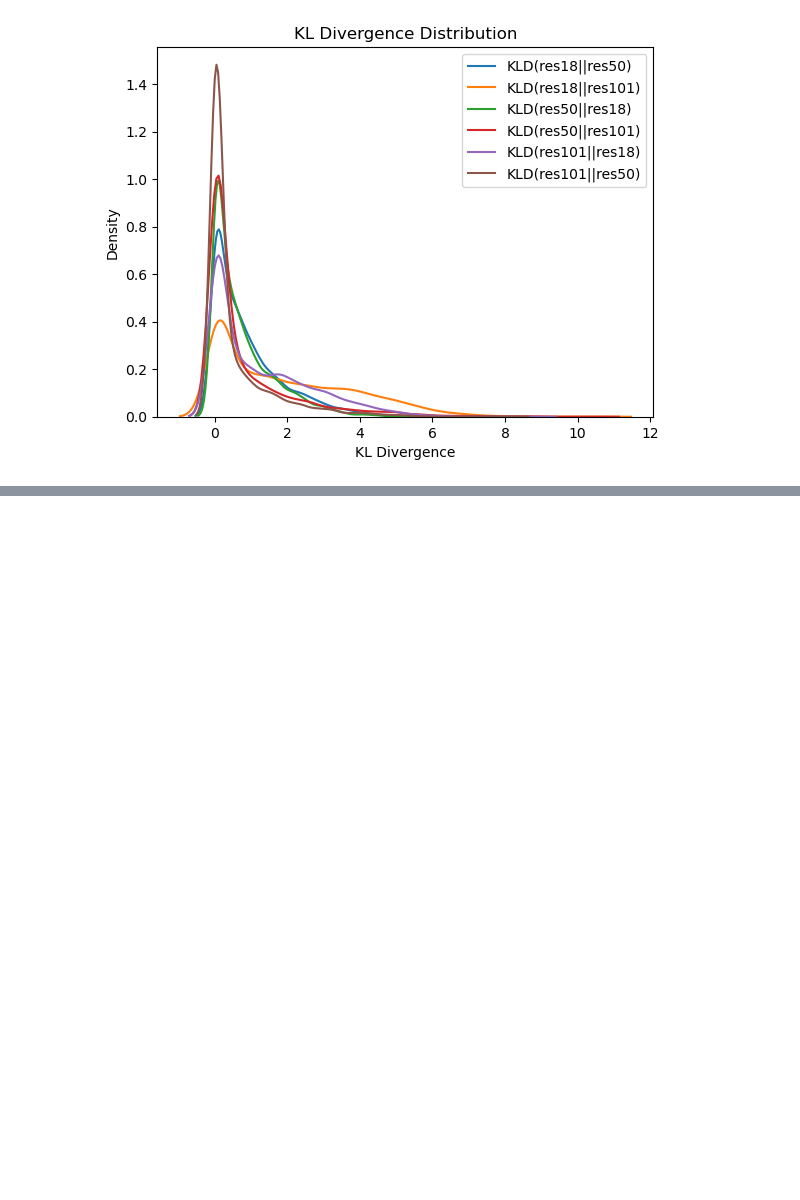
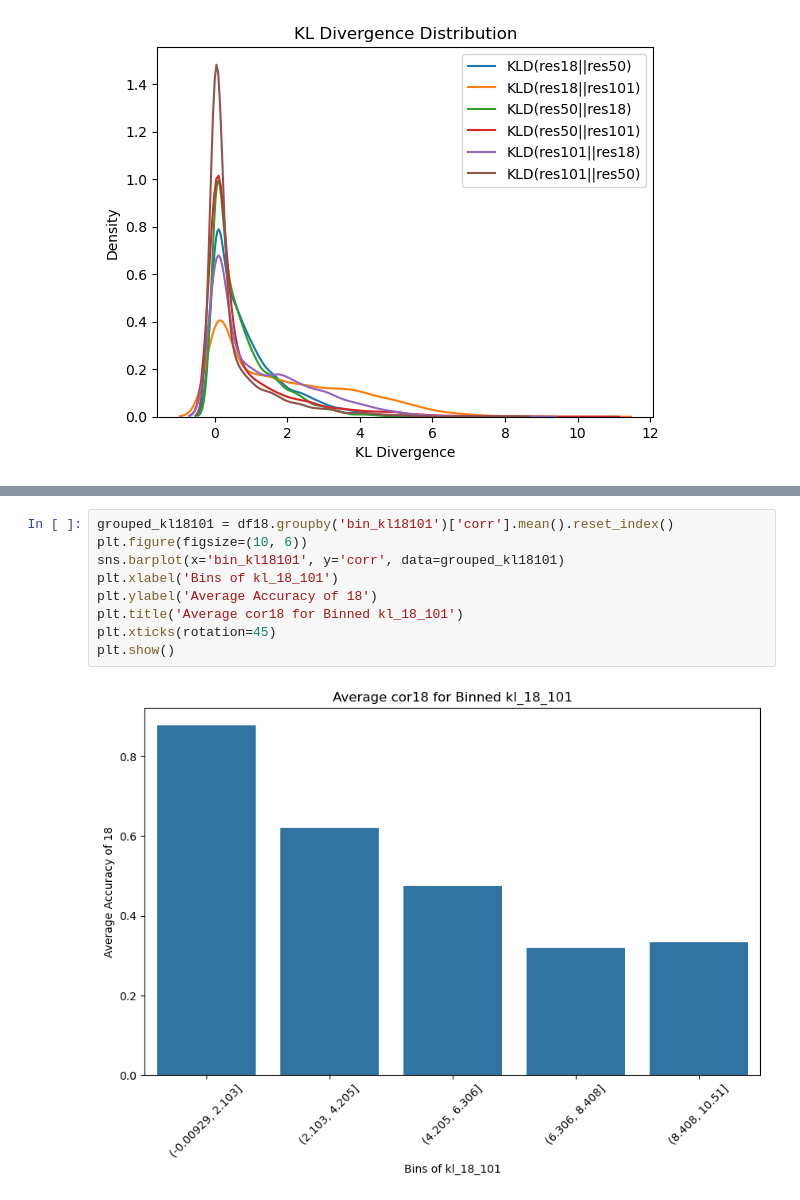
Before and after one commit to TimothyZG/wliura2024, a Jupyter notebook: post-exp2-analysis/analysis.ipynb, the cells around one changed output, grey strips where cells are left out. Saved outputs shown, nothing was run; the diff lists cells and outputs as text; blank space fills up the shorter version.

```diff
--- a/post-exp2-analysis/analysis.ipynb
+++ b/post-exp2-analysis/analysis.ipynb
@@ -326,0 +337,11 @@ plt.legend()
+# %%
+grouped_kl18101 = df18.groupby('bin_kl18101')['corr'].mean().reset_index()
+plt.figure(figsize=(10, 6))
+sns.barplot(x='bin_kl18101', y='corr', data=grouped_kl18101)
+plt.xlabel('Bins of kl_18_101')
+plt.ylabel('Average Accuracy of 18')
+plt.title('Average cor18 for Binned kl_18_101')
+plt.xticks(rotation=45)
+plt.show()
+# %% [output]
+[figure, added]
```
Also changed, not shown: parts of 14 cells of this notebook, 4 other files.
